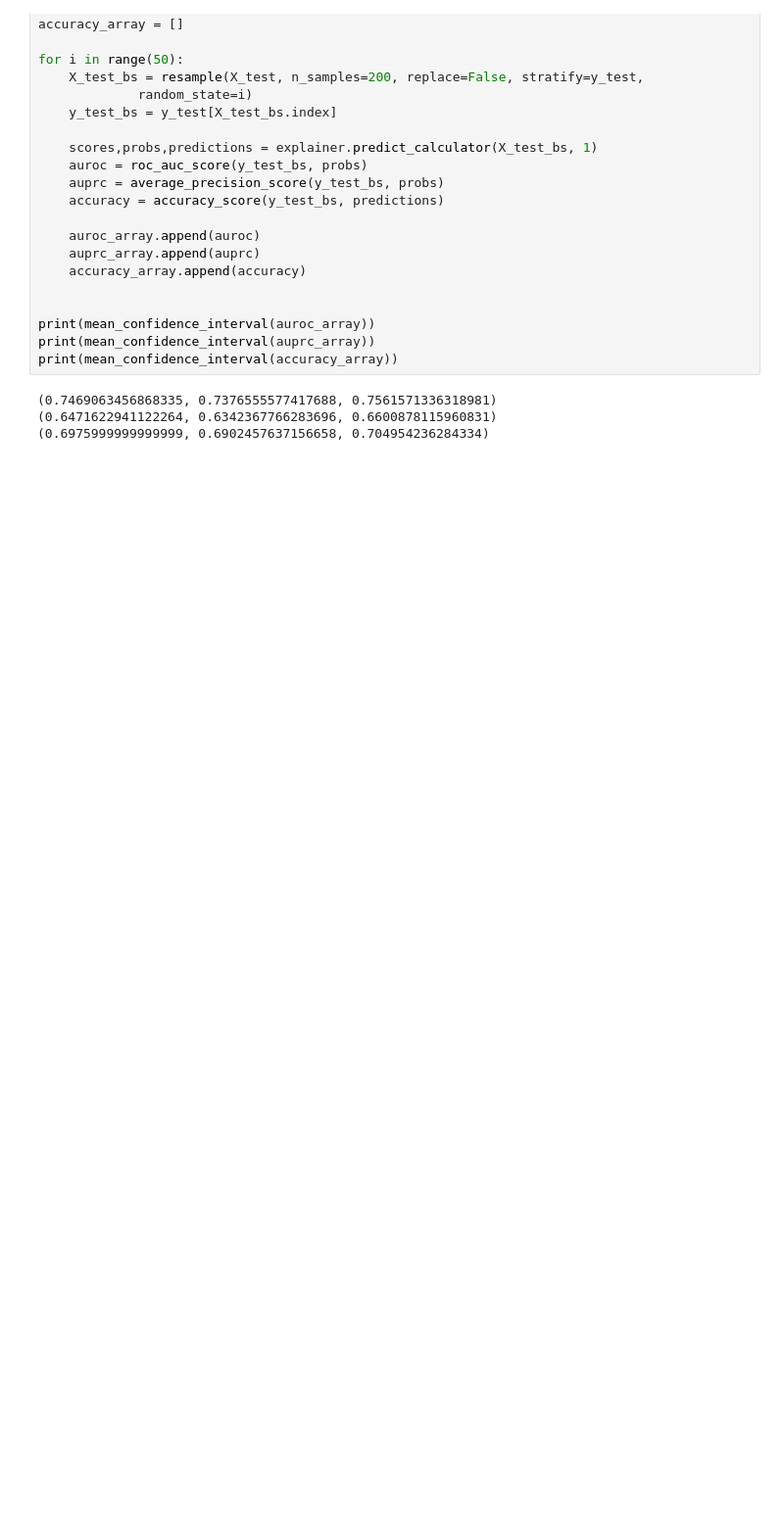
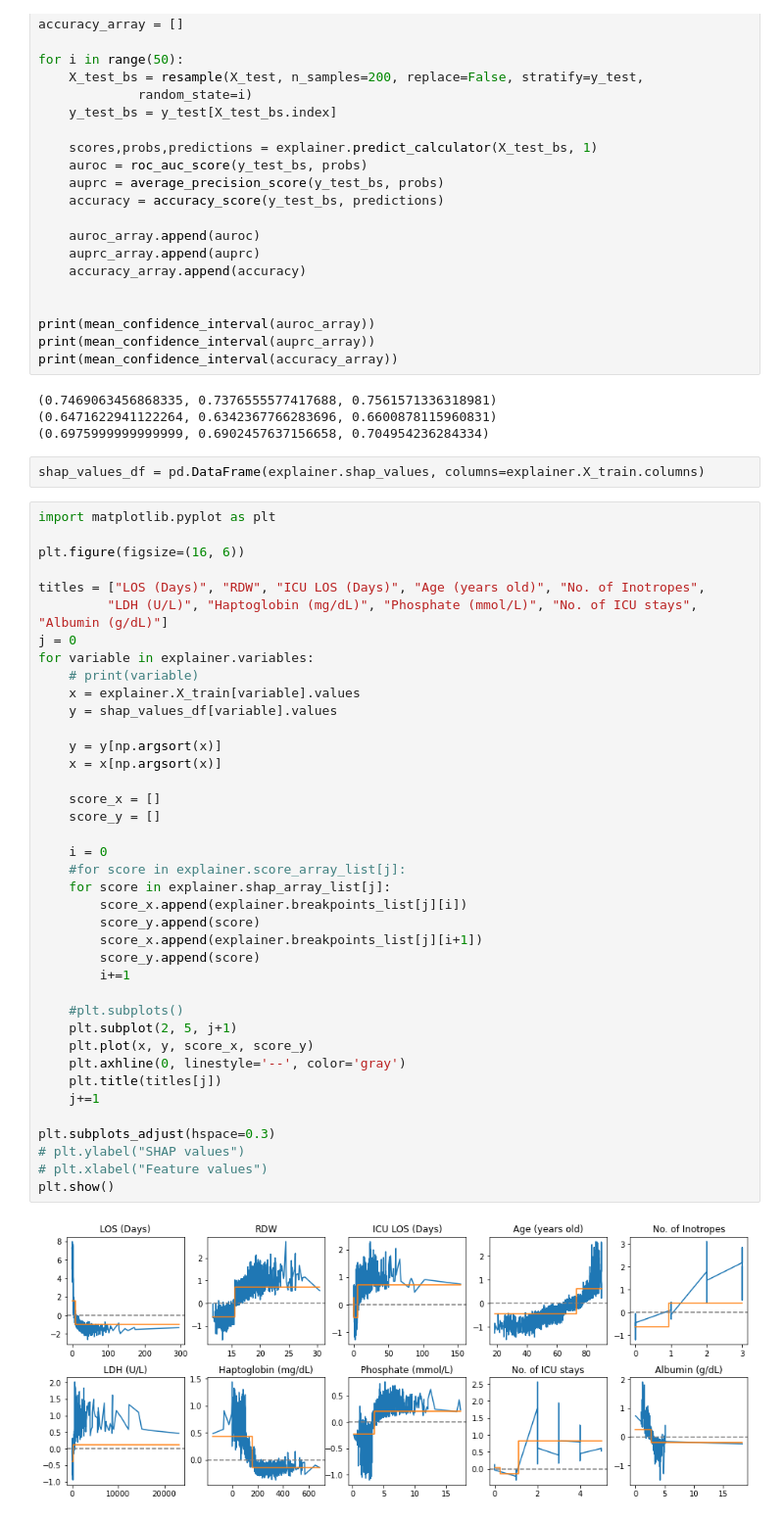
Before and after one commit to llja0112/Uni-ACS, a Jupyter notebook: mimiciii_sepsis/Gradient Boosting Example.ipynb, the cells around one changed output. Shown at 98% size. Drawn from its saved outputs; the diff is of its cells as text; blank space fills up the shorter version.

```diff
--- a/mimiciii_sepsis/Gradient Boosting Example.ipynb
+++ b/mimiciii_sepsis/Gradient Boosting Example.ipynb
@@ -184,3 +197,46 @@ print(mean_confidence_interval(accuracy_array))
 (0.7469063456868335, 0.7376555577417688, 0.7561571336318981)
 (0.6471622941122264, 0.6342367766283696, 0.6600878115960831)
 (0.6975999999999999, 0.6902457637156658, 0.704954236284334)
+# %%
+shap_values_df = pd.DataFrame(explainer.shap_values, columns=explainer.X_train.columns)
+# %%
+import matplotlib.pyplot as plt
+
+plt.figure(figsize=(16, 6))
+
+titles = ["LOS (Days)", "RDW", "ICU LOS (Days)", "Age (years old)", "No. of Inotropes",
+         "LDH (U/L)", "Haptoglobin (mg/dL)", "Phosphate (mmol/L)", "No. of ICU stays", "Albumin (g/dL)"]
+j = 0
+for variable in explainer.variables:
+    # print(variable)
+    x = explainer.X_train[variable].values
+    y = shap_values_df[variable].values
+
+    y = y[np.argsort(x)]
+    x = x[np.argsort(x)]
+
+    score_x = []
+    score_y = []
+
+    i = 0
+    #for score in explainer.score_array_list[j]:
+    for score in explainer.shap_array_list[j]:
+        score_x.append(explainer.breakpoints_list[j][i])
+        score_y.append(score)
+        score_x.append(explainer.breakpoints_list[j][i+1])
+        score_y.append(score)
+        i+=1
+
+    #plt.subplots()
+    plt.subplot(2, 5, j+1)
+    plt.plot(x, y, score_x, score_y)
+    plt.axhline(0, linestyle='--', color='gray')
+    plt.title(titles[j])
+    j+=1
+
+plt.subplots_adjust(hspace=0.3)
+# plt.ylabel("SHAP values")
+# plt.xlabel("Feature values")
+plt.show()
+# %% [output]
+[figure, added]
```
Also changed, not shown: parts of 6 cells of this notebook, 5 other files.
